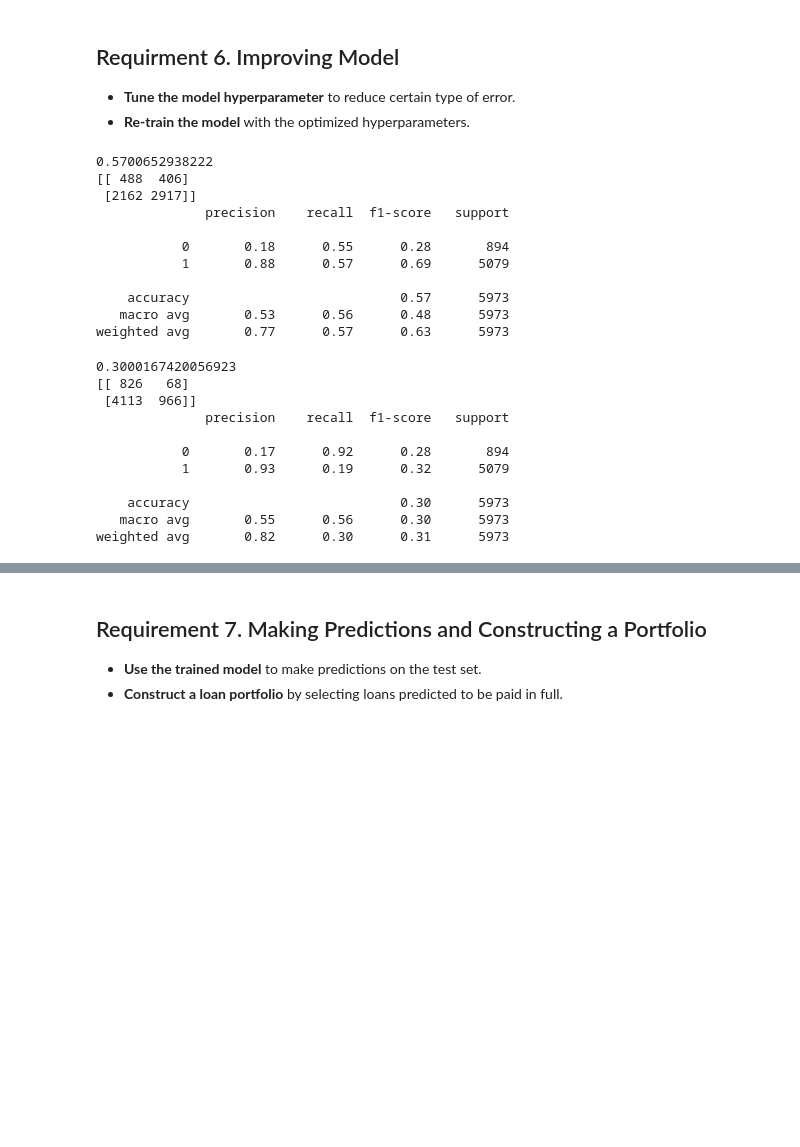
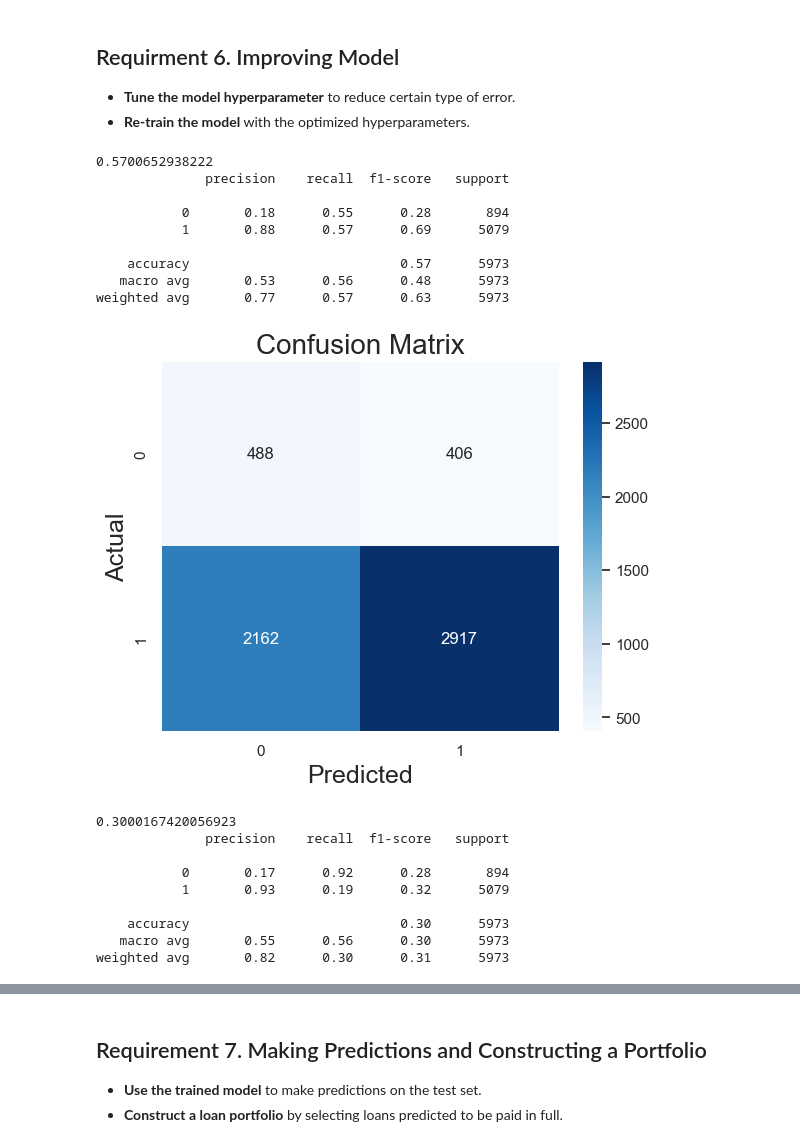
Before and after one commit to zllu2/lending_club_case, a Jupyter notebook: lending_club_case_analysis.ipynb, the cells around one changed output, grey strips where cells are left out. Cells and saved outputs as stored; diff of their text form; code cells hidden in the pictures; blank space fills up the shorter version.

```diff
--- a/lending_club_case_analysis.ipynb
+++ b/lending_club_case_analysis.ipynb
@@ -502,14 +526,10 @@ l_pred = model.predict(d_test)
 # Evaluate the model
 accuracy = accuracy_score(l_test, l_pred)
 print(accuracy)
-conf_matrix = confusion_matrix(l_test, l_pred)
-print(conf_matrix)
 class_report = classification_report(l_test, l_pred)
 print(class_report)
 # %% [output]
 0.5700652938222
-[[ 488  406]
- [2162 2917]]
               precision    recall  f1-score   support
 
            0       0.18      0.55      0.28       894
@@ -518,6 +538,10 @@ print(class_report)
     accuracy                           0.57      5973
    macro avg       0.53      0.56      0.48      5973
 weighted avg       0.77      0.57      0.63      5973
+# %%
+confusion_matrix(l_test, l_pred, [0, 1])
+# %% [output]
+[figure, added]
 # %%
 model = LogisticRegression(class_weight={0:0.9, 1:0.1})
 model.fit(d_train, l_train)
@@ -528,14 +552,10 @@ l_pred = model.predict(d_test)
 # Evaluate the model
 accuracy = accuracy_score(l_test, l_pred)
 print(accuracy)
-conf_matrix = confusion_matrix(l_test, l_pred)
-print(conf_matrix)
 class_report = classification_report(l_test, l_pred)
 print(class_report)
 # %% [output]
 0.3000167420056923
-[[ 826   68]
- [4113  966]]
               precision    recall  f1-score   support
 
            0       0.17      0.92      0.28       894
```
Also changed, not shown: parts of 22 cells of this notebook.
